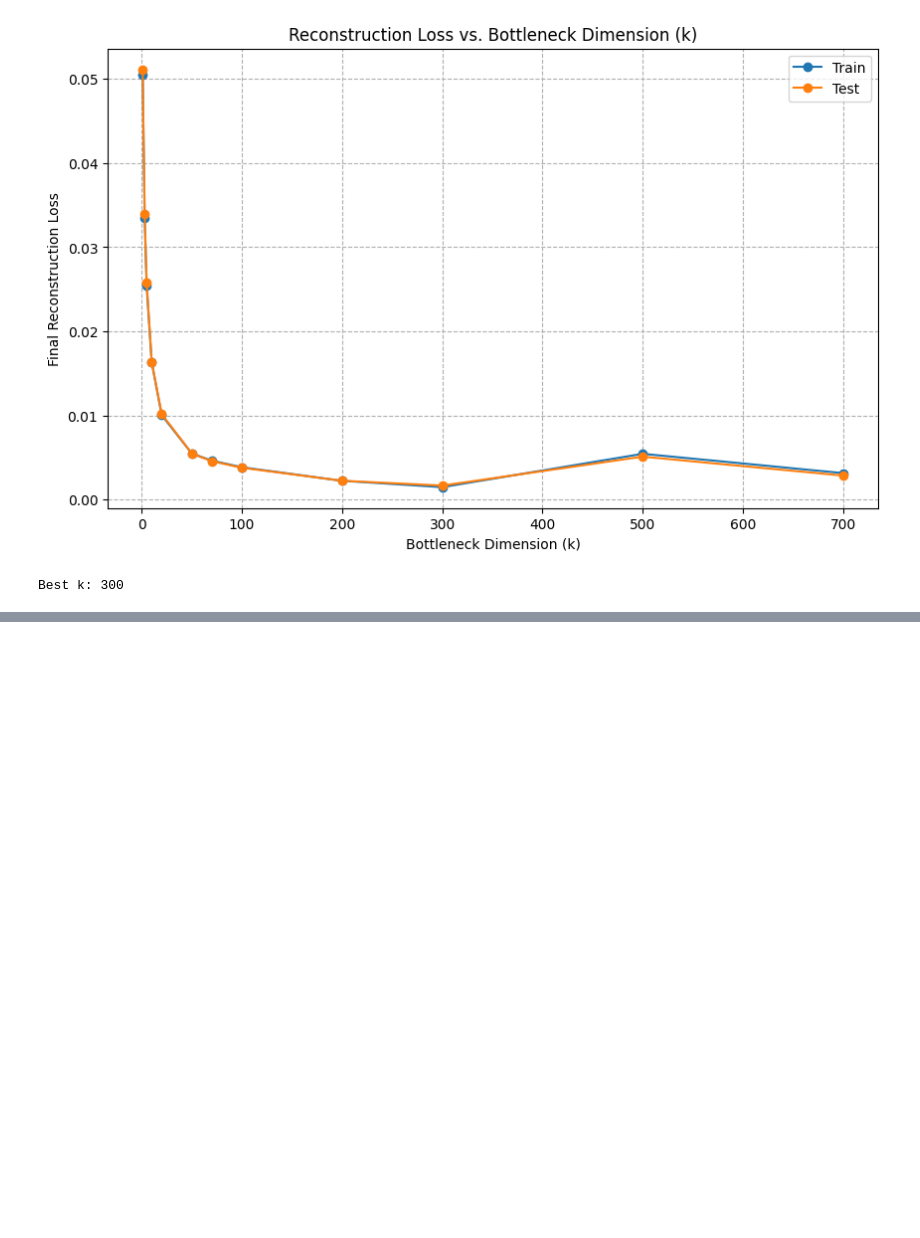
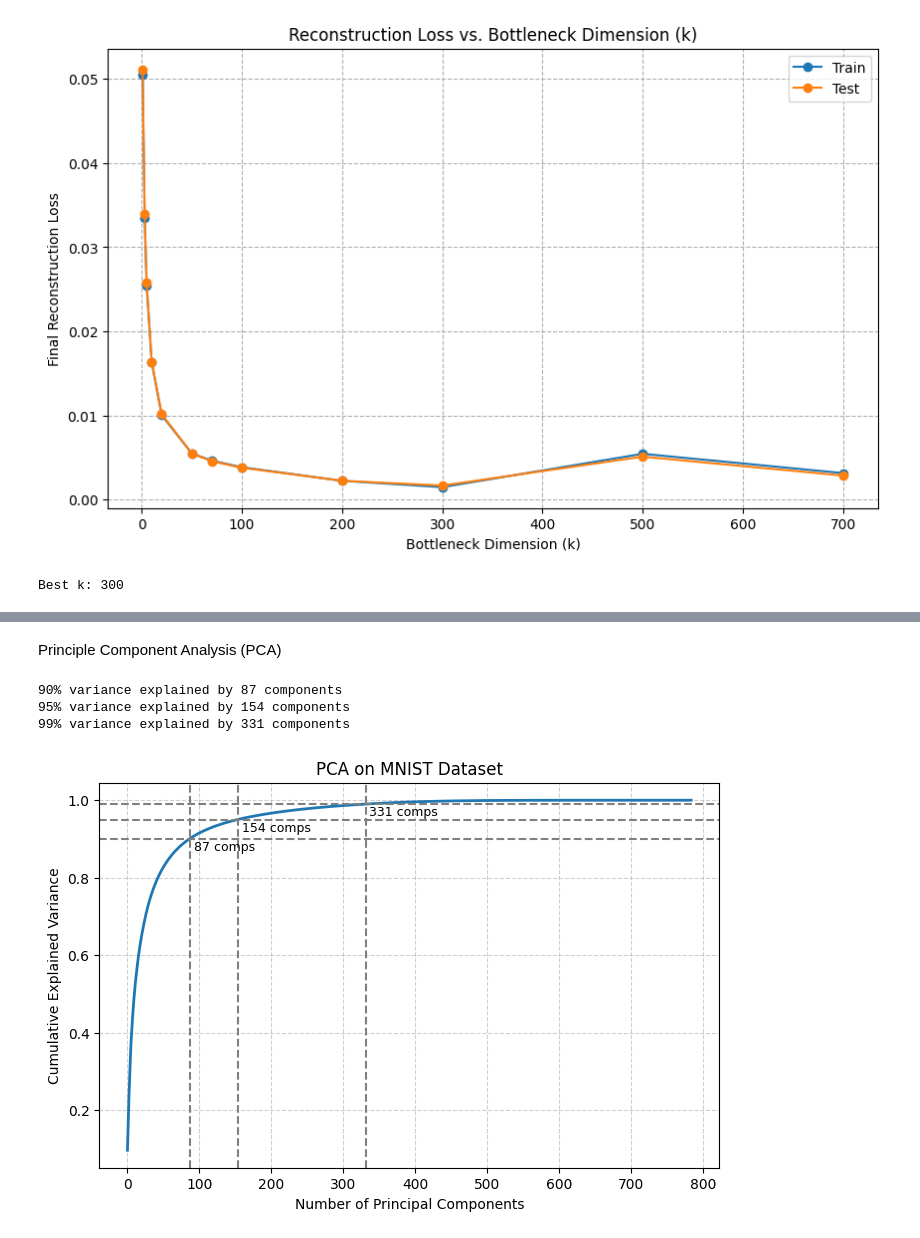
Before and after one commit to yashc73080/CS462-Deep-Learning, a Jupyter notebook: HW2/features_unsupervised_and_transfer_learning.ipynb, the cells around one changed output, grey strips where cells are left out. Cells and saved outputs as stored; diff of their text form; code cells hidden in the pictures; blank space fills up the shorter version.

```diff
--- a/HW2/features_unsupervised_and_transfer_learning.ipynb
+++ b/HW2/features_unsupervised_and_transfer_learning.ipynb
@@ -231,0 +236,44 @@ Best k: 300
+# %% [markdown]
+Principle Component Analysis (PCA)
+# %%
+from sklearn.decomposition import PCA
+
+# Flatten the MNIST dataset for PCA
+def get_flattened_mnist(train_loader):
+    all_images = []
+    for images, _ in train_loader:
+        images = images.view(images.size(0), -1)
+        all_images.append(images)
+    return torch.cat(all_images, dim=0)
+
+# Get training data
+mnist_train_data = get_flattened_mnist(mnist_train_loader)
+mnist_train_data_np = mnist_train_data.numpy()
+
+# Fit PCA
+pca = PCA()
+pca.fit(mnist_train_data_np)
+
+# Get cumulative explained variance
+cumulative_variance = np.cumsum(pca.explained_variance_ratio_)
+
+plt.figure(figsize=(8,5))
+plt.plot(cumulative_variance, linewidth=2)
+plt.xlabel('Number of Principal Components')
+plt.ylabel('Cumulative Explained Variance')
+plt.title('PCA on MNIST Dataset')
+plt.grid(True, linestyle='--', alpha=0.6)
+
+for threshold in [0.9, 0.95, 0.99]:
+    n_components = np.argmax(cumulative_variance >= threshold) + 1
+    plt.axhline(threshold, color='gray', linestyle='--')
+    plt.axvline(n_components, color='gray', linestyle='--')
+    plt.text(n_components+5, threshold-0.03, f"{n_components} comps", fontsize=9)
+    print(f"{threshold*100:.0f}% variance explained by {n_components} components")
+
+plt.show()
+# %% [output]
+90% variance explained by 87 components
+95% variance explained by 154 components
+99% variance explained by 331 components
+[figure, added]
```
Also changed, not shown: parts of 8 cells of this notebook.
